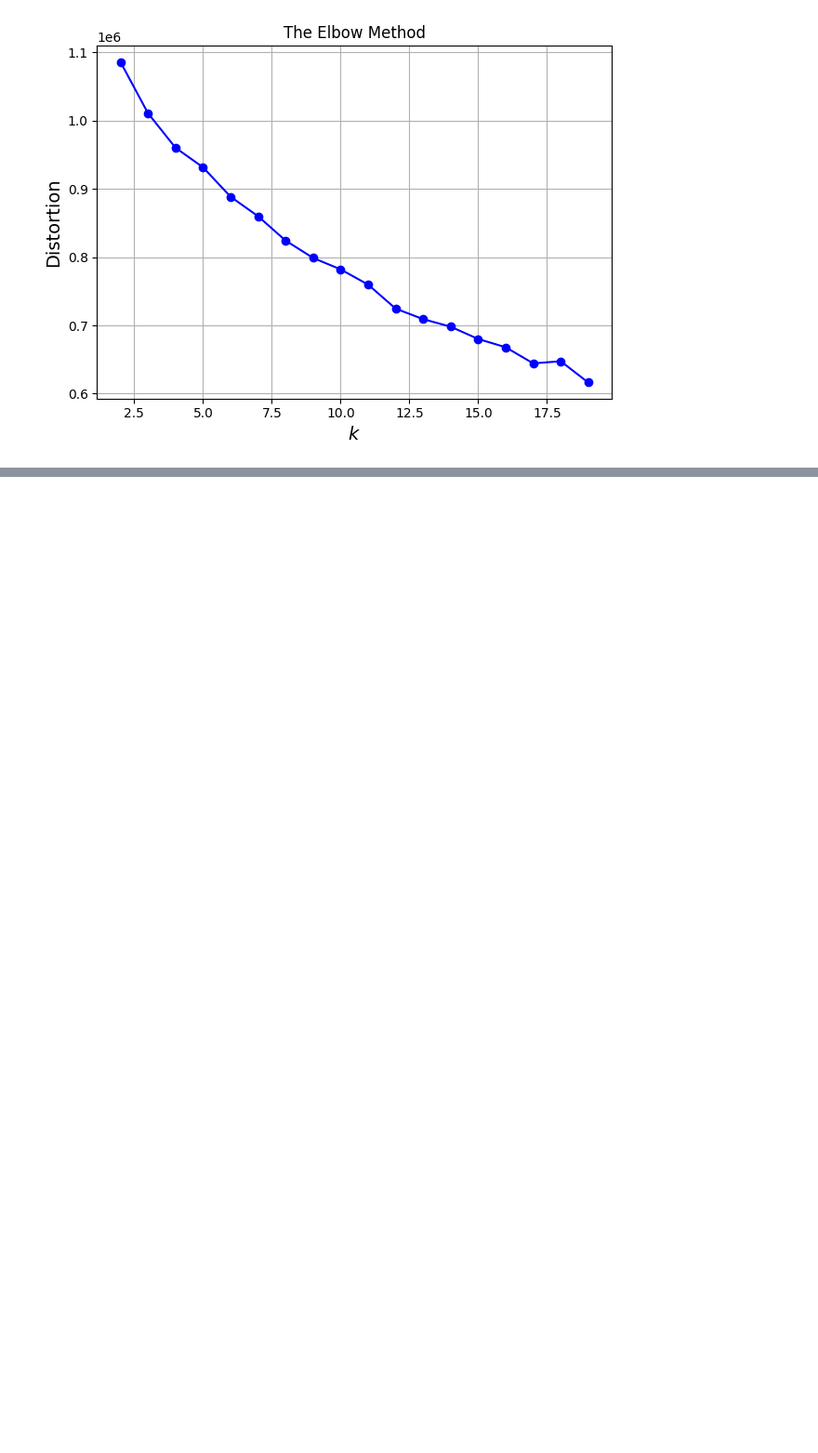
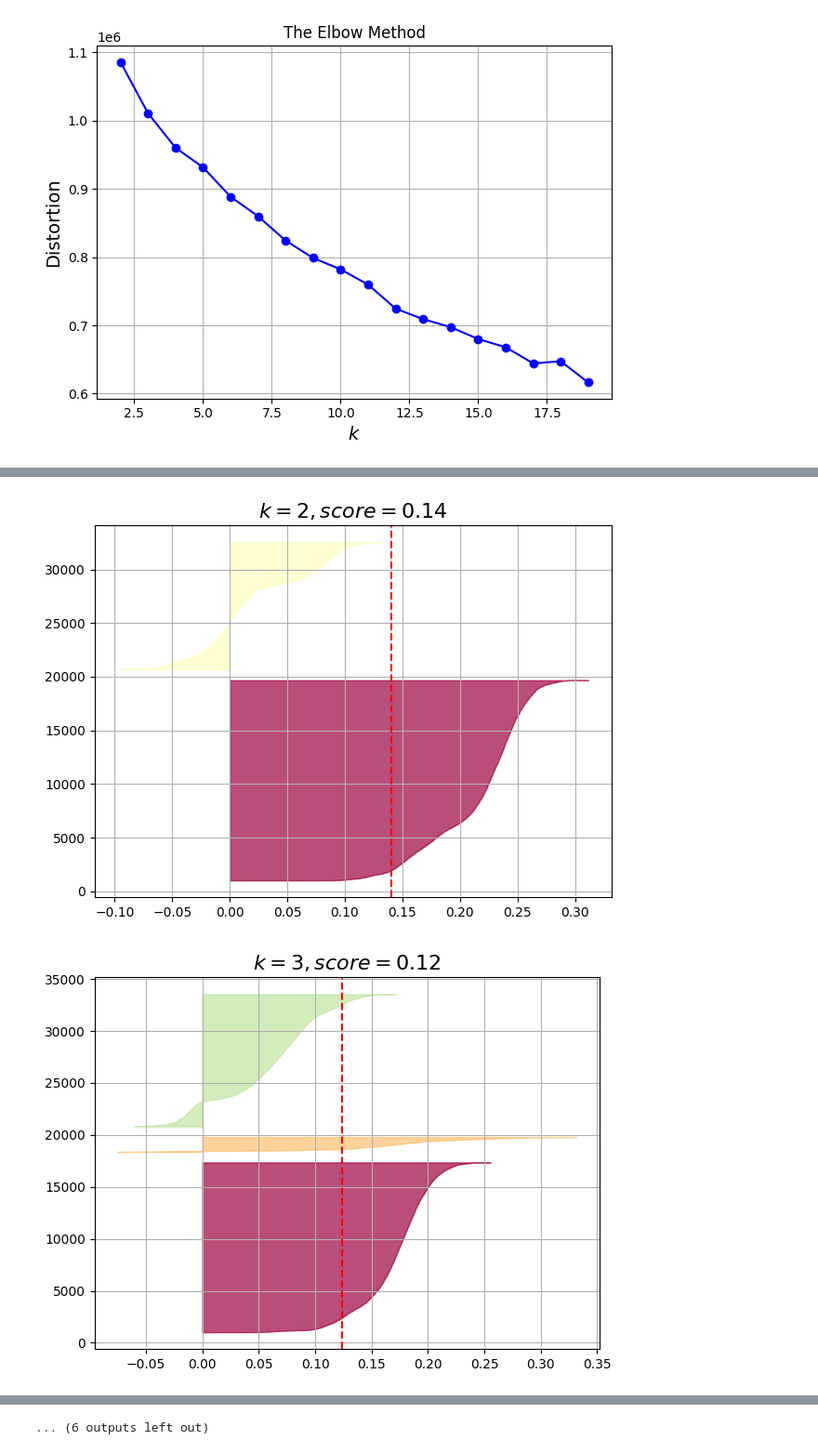
Before and after one commit to SergioCuencaNunez/ml3-bank-marketing, a Jupyter notebook: main.ipynb, the cells around one changed output, grey strips where cells are left out. Shown at 93% size. Saved outputs shown, nothing was run; the diff lists cells and outputs as text; code cells hidden in the pictures; blank space fills up the shorter version.

```diff
--- a/main.ipynb
+++ b/main.ipynb
@@ -763,7 +746,7 @@ In this section, we discuss the **K-means algorithm**, which addresses these iss
 from sklearn.cluster import KMeans
 Ks = range(2, 20)
 # inertia = distorsion
-kmeans_per_k = [KMeans(n_clusters = k, n_init=10, random_state = 42).fit(data) for k in Ks]
+kmeans_per_k = [KMeans(n_clusters = k, n_init=10, random_state = 42).fit(X_pca) for k in Ks]
 inertias = [model.inertia_ for model in kmeans_per_k]
 # %%
 plt.figure()
@@ -779,7 +768,7 @@ plt.show()
 # %%
 from sklearn.metrics import silhouette_score
 
-silhouette_scores = [silhouette_score(data, model.labels_) for model in kmeans_per_k]
+silhouette_scores = [silhouette_score(X_pca, model.labels_) for model in kmeans_per_k]
 # %%
 plt.plot(Ks, silhouette_scores, "bo--")
 plt.title('The Silhouette Method')
@@ -792,0 +788,37 @@ plt.show()
+# %%
+from sklearn.metrics import silhouette_samples
+from matplotlib import cm
+import matplotlib as mpl
+
+warnings.filterwarnings("ignore")
+
+def plot_silhouette(model, X):
+    mu = model.cluster_centers_
+    K, D = mu.shape
+    y_pred = model.labels_
+    silhouette_coefficients = silhouette_samples(X, y_pred)
+    silhouette_scores = silhouette_score(X, model.labels_)
+    cmap = cm.get_cmap("Pastel2")
+    padding = len(X) // 30
+    pos = padding
+    for i in range(K):
+        coeffs = silhouette_coefficients[y_pred == i]
+        coeffs.sort()
+        color = mpl.cm.Spectral(i / K)
+        plt.fill_betweenx(np.arange(pos, pos + len(coeffs)), 0, coeffs, facecolor=color, edgecolor=color, alpha=0.7)
+        pos += len(coeffs) + padding
+    score = silhouette_scores
+    plt.axvline(x=score, color="red", linestyle="--")
+    plt.title("$k={}, score={:0.2f}$".format(K, score), fontsize=16)
+    plt.grid(True)
+
+
+for model in kmeans_per_k:
+    K, D = model.cluster_centers_.shape
+    plt.figure()
+    plot_silhouette(model, X_pca)
+    fname = f"kmeans_silhouette_diagram{K}.pdf"
+    plt.tight_layout()
+# %% [output]
+[figure, added]
+[figure, added]
@@ -793 +835,2 @@ plt.show()
+... (6 outputs left out)
 # %%
```
Also changed, not shown: parts of 18 cells of this notebook, 1 other file.
